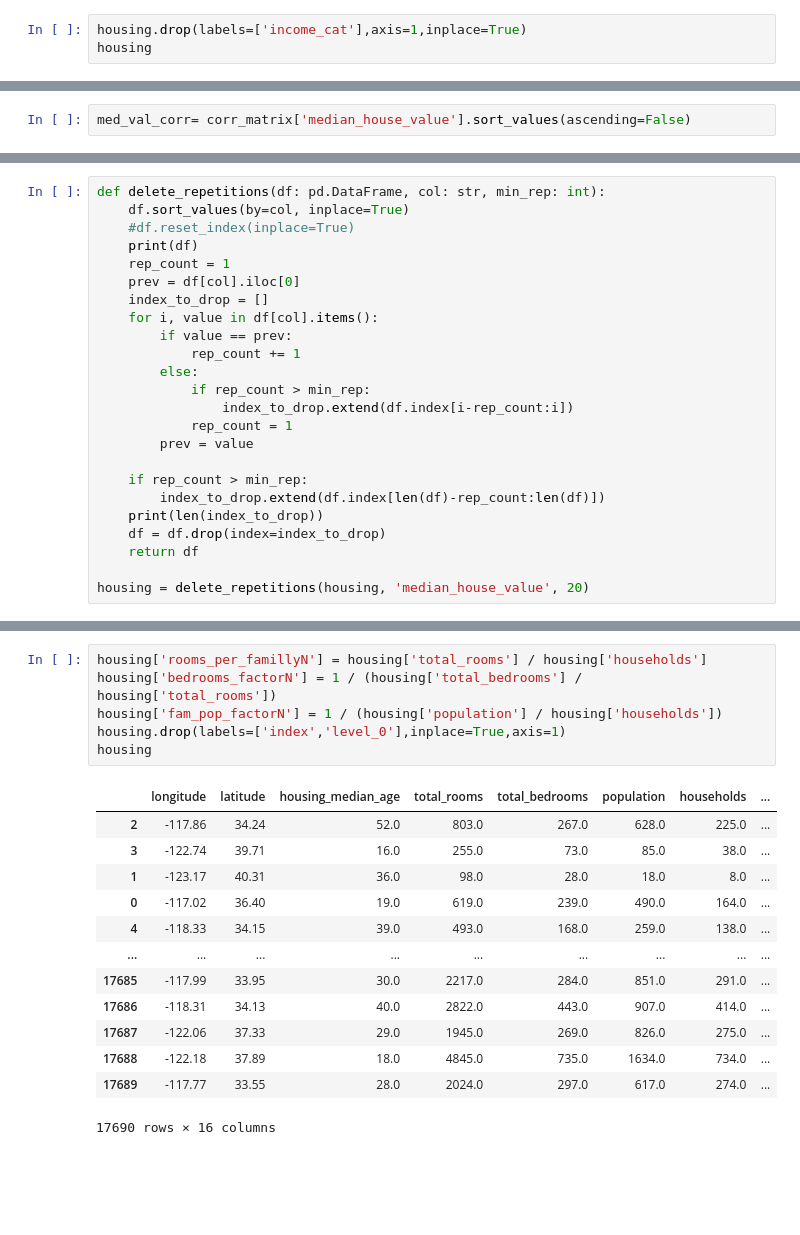
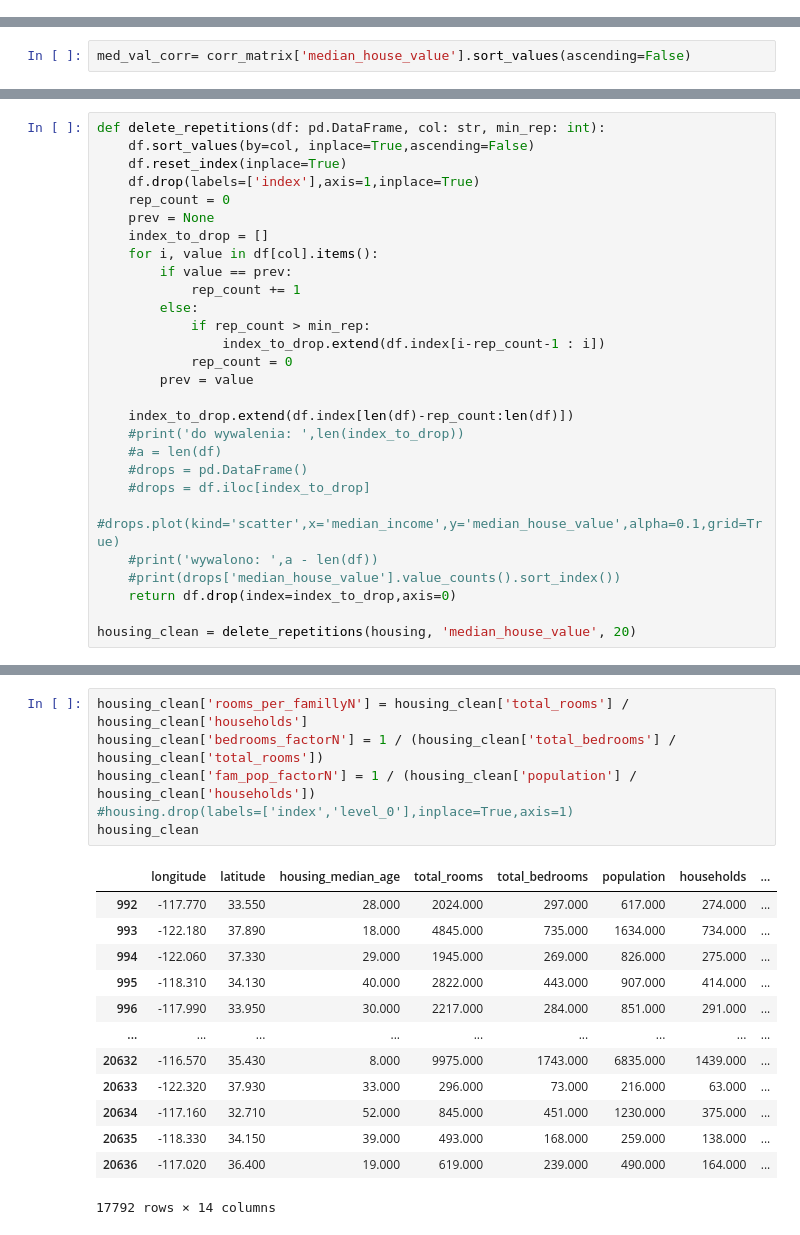
Before and after one commit to Szymon-Nowaq/Hands-On-Machine-Learning-with-Scikit-Learn-Keras-and-TensorFlow, a Jupyter notebook: 02 first project/script.ipynb, the cells around one changed output, grey strips where cells are left out. Saved outputs shown, nothing was run; the diff lists cells and outputs as text; blank space fills up the shorter version.

```diff
--- a/02 first project/script.ipynb
+++ b/02 first project/script.ipynb
@@ -268,3 +268,0 @@ comp_split
-# %%
-housing.drop(labels=['income_cat'],axis=1,inplace=True)
-housing
@@ -299,24 +286,28 @@ housing.plot(kind='scatter',x='median_income',y='median_house_value',alpha=0.1,g
 # %%
 def delete_repetitions(df: pd.DataFrame, col: str, min_rep: int):
-    df.sort_values(by=col, inplace=True)
-    #df.reset_index(inplace=True)
-    print(df)
-    rep_count = 1
-    prev = df[col].iloc[0]
+    df.sort_values(by=col, inplace=True,ascending=False)
+    df.reset_index(inplace=True)
+    df.drop(labels=['index'],axis=1,inplace=True)
+    rep_count = 0
+    prev = None
     index_to_drop = []
     for i, value in df[col].items():
         if value == prev:
             rep_count += 1
         else:
             if rep_count > min_rep:
-                index_to_drop.extend(df.index[i-rep_count:i])
-            rep_count = 1
+                index_to_drop.extend(df.index[i-rep_count-1 : i])
+            rep_count = 0
         prev = value
 
-    if rep_count > min_rep:
-        index_to_drop.extend(df.index[len(df)-rep_count:len(df)])
-    print(len(index_to_drop))
-    df = df.drop(index=index_to_drop)
-    return df
+    index_to_drop.extend(df.index[len(df)-rep_count:len(df)])
+    #print('do wywalenia: ',len(index_to_drop))
+    #a = len(df)
+    #drops = pd.DataFrame()
+    #drops = df.iloc[index_to_drop]
+    #drops.plot(kind='scatter',x='median_income',y='median_house_value',alpha=0.1,grid=True)
+    #print('wywalono: ',a - len(df))
+    #print(drops['median_house_value'].value_counts().sort_index())
+    return df.drop(index=index_to_drop,axis=0)
 
-housing = delete_repetitions(housing, 'median_house_value', 20)
+housing_clean = delete_repetitions(housing, 'median_house_value', 20)
@@ -344,23 +317,23 @@ housing.plot(kind='scatter',x='median_income',y='median_house_value',alpha=0.1,g
 <Axes: xlabel='median_income', ylabel='median_house_value'>
 [figure]
 # %%
-housing['rooms_per_famillyN'] = housing['total_rooms'] / housing['households']
-housing['bedrooms_factorN'] = 1 / (housing['total_bedrooms'] / housing['total_rooms'])
-housing['fam_pop_factorN'] = 1 / (housing['population'] / housing['households'])
-housing.drop(labels=['index','level_0'],inplace=True,axis=1)
-housing
+housing_clean['rooms_per_famillyN'] = housing_clean['total_rooms'] / housing_clean['households']
+housing_clean['bedrooms_factorN'] = 1 / (housing_clean['total_bedrooms'] / housing_clean['total_rooms'])
+housing_clean['fam_pop_factorN'] = 1 / (housing_clean['population'] / housing_clean['households'])
+#housing.drop(labels=['index','level_0'],inplace=True,axis=1)
+housing_clean
 # %% [output]
 |  | longitude | latitude | housing_median_age | total_rooms | total_bedrooms | population | households | ... |
-| 2 | -117.86 | 34.24 | 52.0 | 803.0 | 267.0 | 628.0 | 225.0 | ... |
-| 3 | -122.74 | 39.71 | 16.0 | 255.0 | 73.0 | 85.0 | 38.0 | ... |
-| 1 | -123.17 | 40.31 | 36.0 | 98.0 | 28.0 | 18.0 | 8.0 | ... |
-| 0 | -117.02 | 36.40 | 19.0 | 619.0 | 239.0 | 490.0 | 164.0 | ... |
-| 4 | -118.33 | 34.15 | 39.0 | 493.0 | 168.0 | 259.0 | 138.0 | ... |
+| 992 | -117.770 | 33.550 | 28.000 | 2024.000 | 297.000 | 617.000 | 274.000 | ... |
+| 993 | -122.180 | 37.890 | 18.000 | 4845.000 | 735.000 | 1634.000 | 734.000 | ... |
+| 994 | -122.060 | 37.330 | 29.000 | 1945.000 | 269.000 | 826.000 | 275.000 | ... |
+| 995 | -118.310 | 34.130 | 40.000 | 2822.000 | 443.000 | 907.000 | 414.000 | ... |
+| 996 | -117.990 | 33.950 | 30.000 | 2217.000 | 284.000 | 851.000 | 291.000 | ... |
 | ... | ... | ... | ... | ... | ... | ... | ... | ... |
-| 17685 | -117.99 | 33.95 | 30.0 | 2217.0 | 284.0 | 851.0 | 291.0 | ... |
-| 17686 | -118.31 | 34.13 | 40.0 | 2822.0 | 443.0 | 907.0 | 414.0 | ... |
-| 17687 | -122.06 | 37.33 | 29.0 | 1945.0 | 269.0 | 826.0 | 275.0 | ... |
-| 17688 | -122.18 | 37.89 | 18.0 | 4845.0 | 735.0 | 1634.0 | 734.0 | ... |
-| 17689 | -117.77 | 33.55 | 28.0 | 2024.0 | 297.0 | 617.0 | 274.0 | ... |
+| 20632 | -116.570 | 35.430 | 8.000 | 9975.000 | 1743.000 | 6835.000 | 1439.000 | ... |
+| 20633 | -122.320 | 37.930 | 33.000 | 296.000 | 73.000 | 216.000 | 63.000 | ... |
+| 20634 | -117.160 | 32.710 | 52.000 | 845.000 | 451.000 | 1230.000 | 375.000 | ... |
+| 20635 | -118.330 | 34.150 | 39.000 | 493.000 | 168.000 | 259.000 | 138.000 | ... |
+| 20636 | -117.020 | 36.400 | 19.000 | 619.000 | 239.000 | 490.000 | 164.000 | ... |
-17690 rows × 16 columns
+17792 rows × 14 columns
 # %%
```
Also changed, not shown: parts of 28 cells of this notebook.
